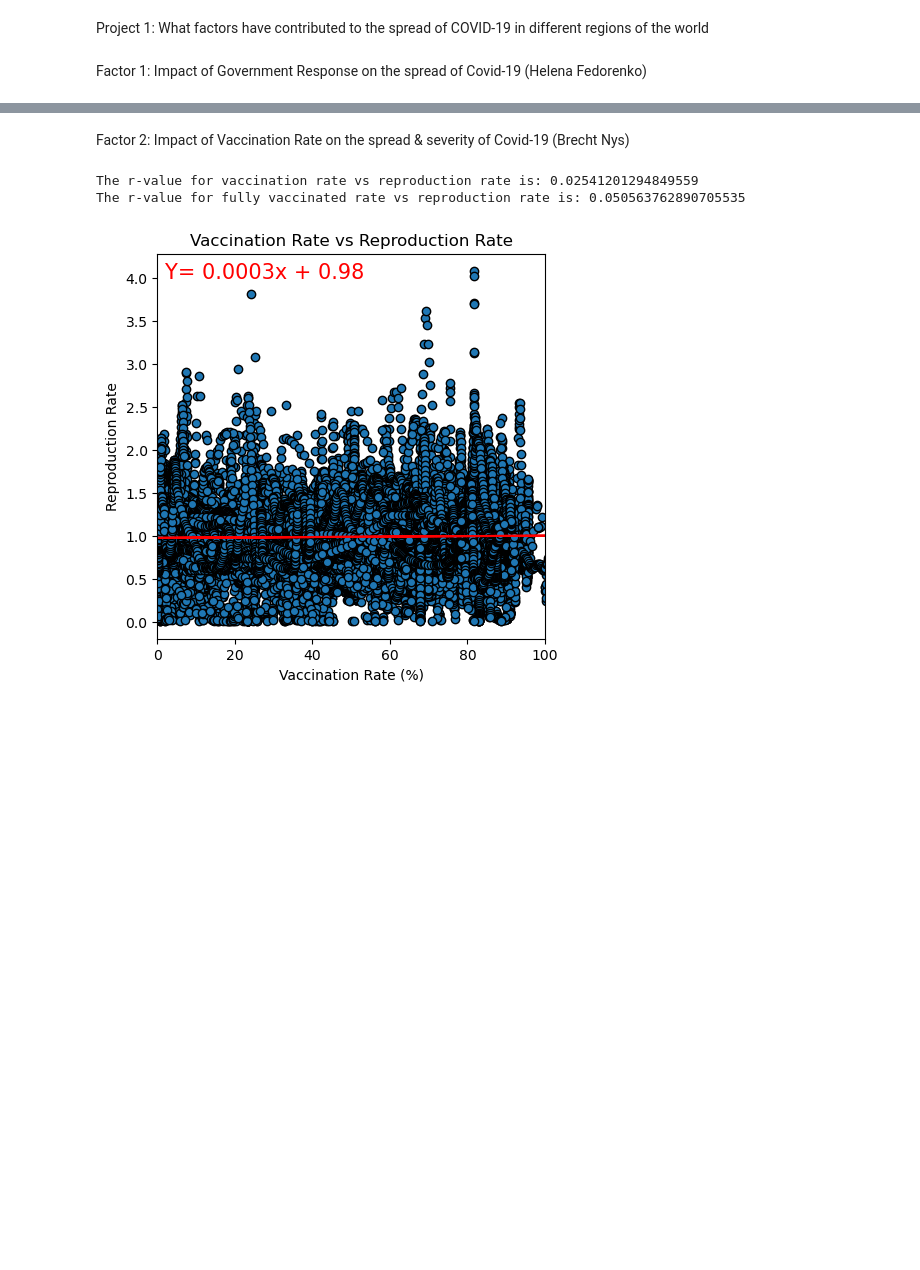
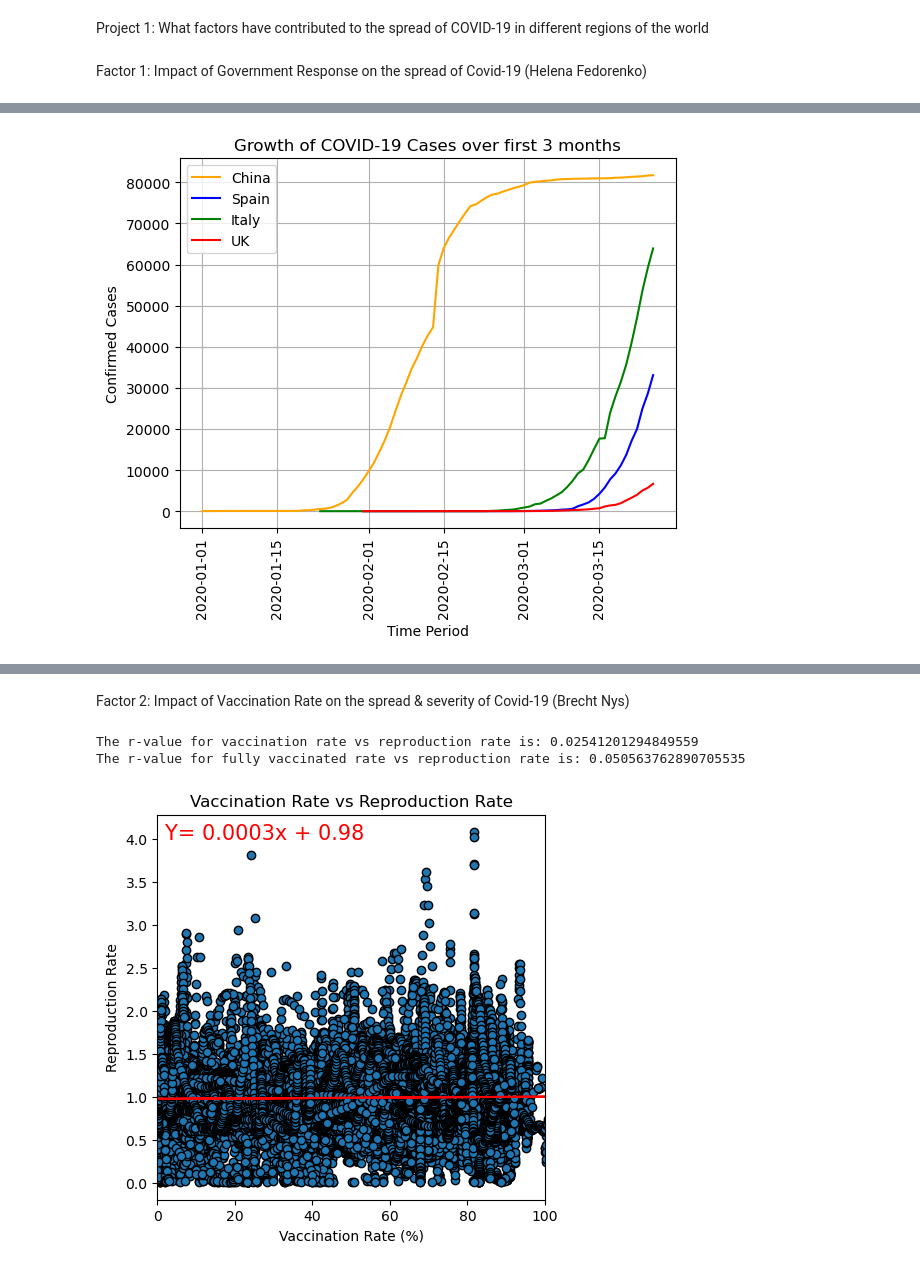
Before and after one commit to NysB/Project_1_Group_3, a Jupyter notebook: factors_covid.ipynb, the cells around one changed output, grey strips where cells are left out. Saved outputs shown, nothing was run; the diff lists cells and outputs as text; code cells hidden in the pictures; blank space fills up the shorter version.

Commit message:
Include gov resp

```diff
--- a/factors_covid.ipynb
+++ b/factors_covid.ipynb
@@ -16,7 +18,10 @@ path_covid_country = r"Dataset\Covid\country_wise_latest.csv"
 path_covid_complete = r"Dataset\Covid\covid_19_clean_complete.csv"
 path_air_quality = r"Dataset\Air Quality\World_cities_air_quality_and_water_pollution_2020.csv"
 path_air_pollution=r"Dataset\Air Quality\World_most_polluted_countries_regions_historical_data _2018-2021.csv"
+
 path_government_resp = r"Dataset\Government_response\COVID_gov_complete_29_03.csv"
+OxCGRT = r"Dataset\Government_response\OxCGRT_Download_29_03.csv"
+
 path_vaccination_cases = r"Dataset\Vaccination\df_covid19_countries_cases.csv"
 path_vaccination_rate = r"Dataset\Vaccination\df_covid19_countries_vaccination.csv"
 
@@ -24,6 +29,10 @@ covid_country_df = pd.read_csv(path_covid_country)
 covid_complete_df = pd.read_csv(path_covid_complete)
 air_quality_df = pd.read_csv(path_air_quality)
 air_pollution_df= pd.read_csv(path_air_pollution,index_col=0)
+
+covid_df = pd.read_csv(path_government_resp)
+OxCGRT_index_df = pd.read_csv(OxCGRT, delimiter=';')
+
 government_resp_df = pd.read_csv(path_government_resp)
 vaccination_cases_df = pd.read_csv(path_vaccination_cases)
 vaccination_rate_df = pd.read_csv(path_vaccination_rate)
@@ -31,0 +76,38 @@ Factor 1: Impact of Government Response on the spread of Covid-19 (Helena Fedore
+# %%
+#Find particular countries that we are interested in
+China = new_covid_df[new_covid_df['Country Name']=='China']
+
+Spain = new_covid_df[new_covid_df['Country Name']=='Spain']
+
+Italy = new_covid_df[new_covid_df['Country Name']=='Italy']
+
+UK = new_covid_df[new_covid_df['Country Name']=='United Kingdom']
+# %%
+# Plot the Stringency Index over time
+
+c, = plt.plot(China['Date'], China['Confirmed Cases'], color='orange', label='China')
+
+s, = plt.plot(Spain['Date'], Spain['Confirmed Cases'], color='blue', label='Spain')
+
+i = plt.plot(Italy['Date'], Italy['Confirmed Cases'], color='green', label='Italy')
+
+u = plt.plot(UK['Date'], UK['Confirmed Cases'], color='r', label="UK")
+
+plt.xticks(rotation="vertical")
+
+
+# Add labels and a title to the plot
+plt.xlabel('Time Period')
+plt.ylabel('Confirmed Cases')
+plt.title('Growth of COVID-19 Cases over first 3 months')
+
+plt.savefig("Result\Growth of COVID-19 Cases over first 3 months.png")
+
+plt.grid()
+plt.legend(loc='best')
+
+
+# Display the plot
+plt.show()
+# %% [output]
+[figure, added]
```
Also changed, not shown: parts of 9 cells of this notebook, 3 other files.
